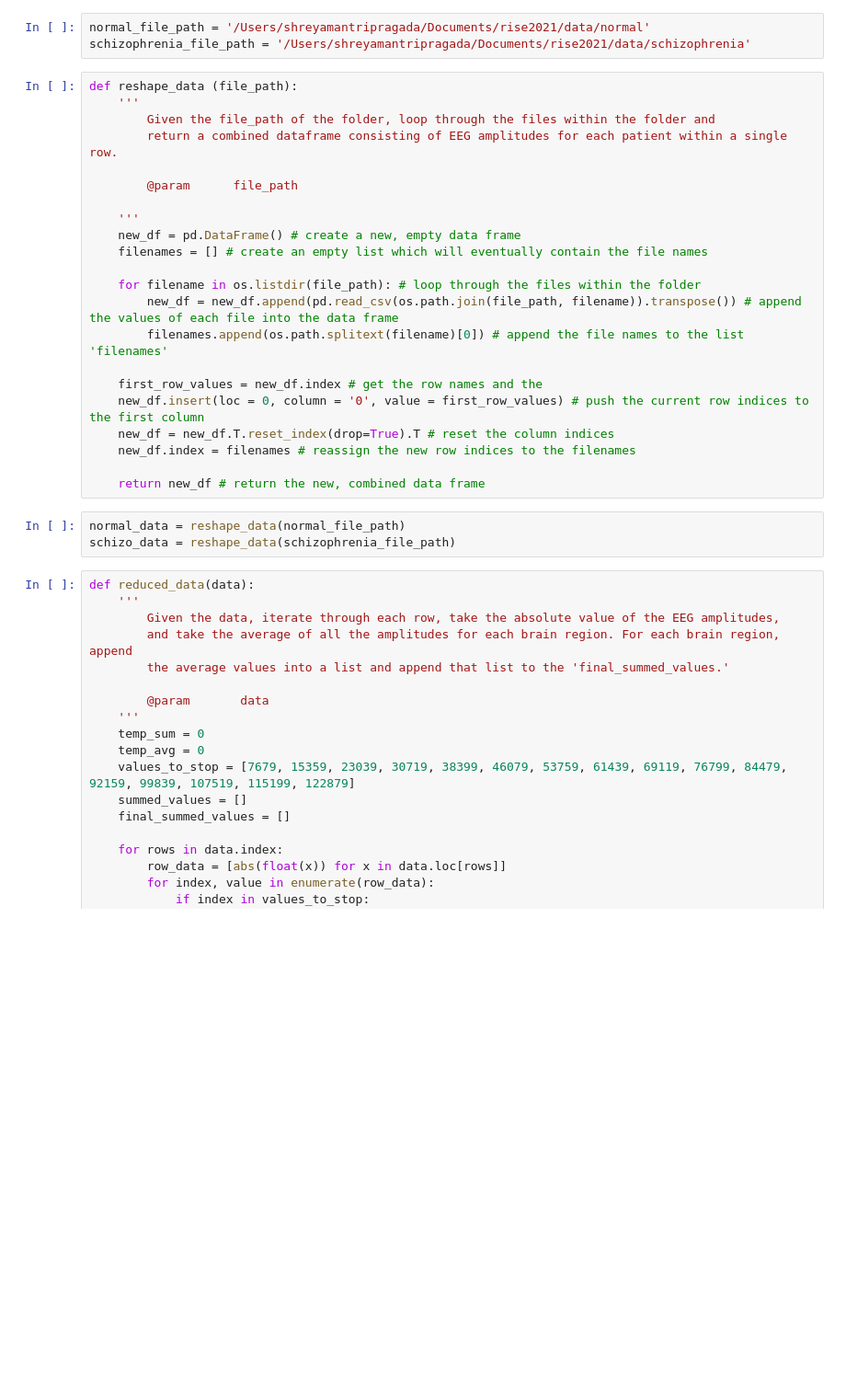
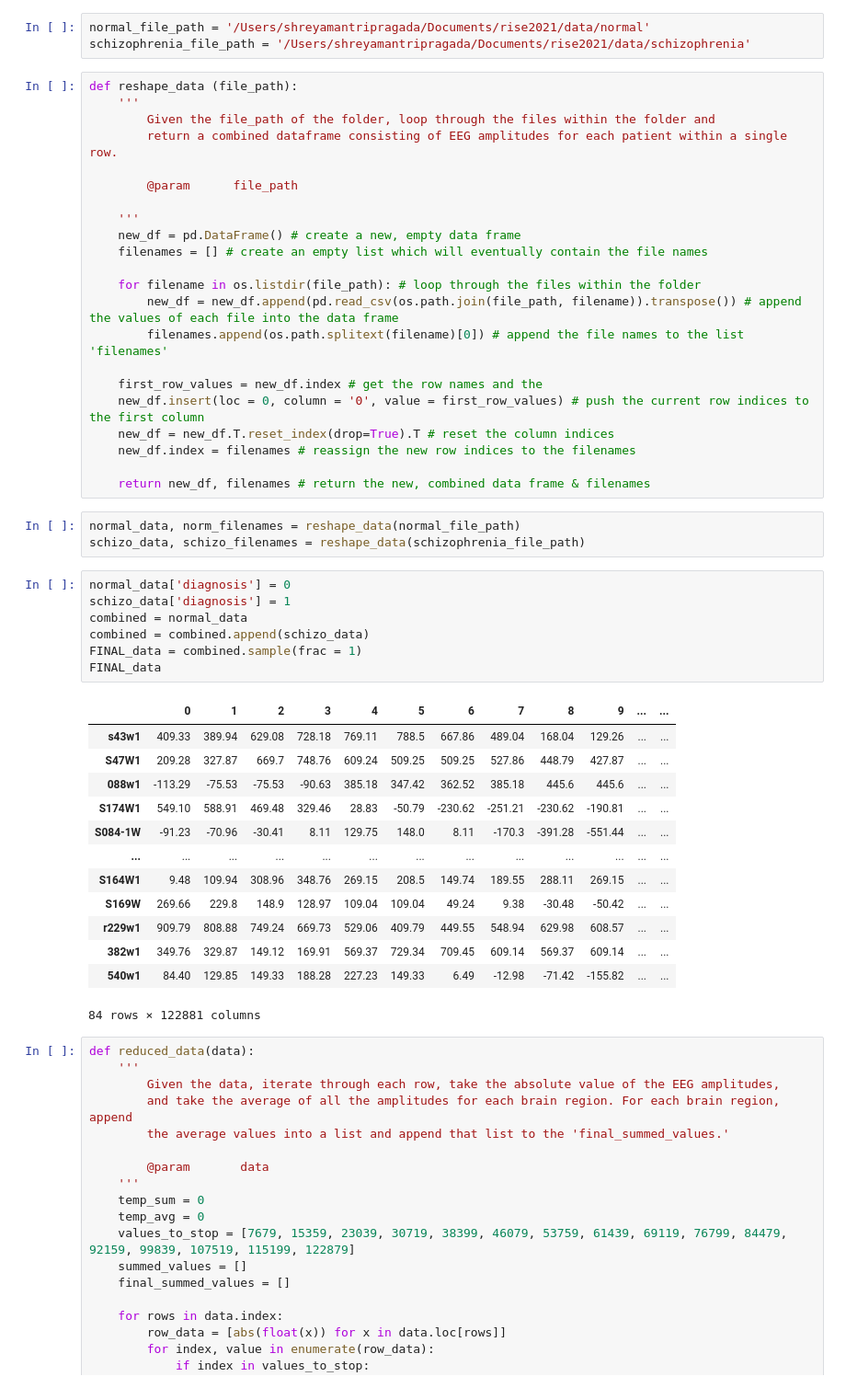
Before and after one commit to shreyamantri/rise2021, a Jupyter notebook: schizophrenia_ML.ipynb, the cells around one changed output. Shown at 92% size. Drawn from its saved outputs; the diff is of its cells as text; blank space fills up the shorter version.

```diff
--- a/schizophrenia_ML.ipynb
+++ b/schizophrenia_ML.ipynb
@@ -25,10 +32,31 @@ def reshape_data (file_path):
     new_df = new_df.T.reset_index(drop=True).T # reset the column indices
     new_df.index = filenames # reassign the new row indices to the filenames
 
-    return new_df # return the new, combined data frame
+    return new_df, filenames # return the new, combined data frame & filenames
 # %%
-normal_data = reshape_data(normal_file_path)
-schizo_data = reshape_data(schizophrenia_file_path)
+normal_data, norm_filenames = reshape_data(normal_file_path)
+schizo_data, schizo_filenames = reshape_data(schizophrenia_file_path)
+# %%
+normal_data['diagnosis'] = 0
+schizo_data['diagnosis'] = 1
+combined = normal_data
+combined = combined.append(schizo_data)
+FINAL_data = combined.sample(frac = 1)
+FINAL_data
+# %% [output]
+|  | 0 | 1 | 2 | 3 | 4 | 5 | 6 | 7 | 8 | 9 | ... | ... |
+| s43w1 | 409.33 | 389.94 | 629.08 | 728.18 | 769.11 | 788.5 | 667.86 | 489.04 | 168.04 | 129.26 | ... | ... |
+| S47W1 | 209.28 | 327.87 | 669.7 | 748.76 | 609.24 | 509.25 | 509.25 | 527.86 | 448.79 | 427.87 | ... | ... |
+| 088w1 | -113.29 | -75.53 | -75.53 | -90.63 | 385.18 | 347.42 | 362.52 | 385.18 | 445.6 | 445.6 | ... | ... |
+| S174W1 | 549.10 | 588.91 | 469.48 | 329.46 | 28.83 | -50.79 | -230.62 | -251.21 | -230.62 | -190.81 | ... | ... |
+| S084-1W | -91.23 | -70.96 | -30.41 | 8.11 | 129.75 | 148.0 | 8.11 | -170.3 | -391.28 | -551.44 | ... | ... |
+| ... | ... | ... | ... | ... | ... | ... | ... | ... | ... | ... | ... | ... |
+| S164W1 | 9.48 | 109.94 | 308.96 | 348.76 | 269.15 | 208.5 | 149.74 | 189.55 | 288.11 | 269.15 | ... | ... |
+| S169W | 269.66 | 229.8 | 148.9 | 128.97 | 109.04 | 109.04 | 49.24 | 9.38 | -30.48 | -50.42 | ... | ... |
+| r229w1 | 909.79 | 808.88 | 749.24 | 669.73 | 529.06 | 409.79 | 449.55 | 548.94 | 629.98 | 608.57 | ... | ... |
+| 382w1 | 349.76 | 329.87 | 149.12 | 169.91 | 569.37 | 729.34 | 709.45 | 609.14 | 569.37 | 609.14 | ... | ... |
+| 540w1 | 84.40 | 129.85 | 149.33 | 188.28 | 227.23 | 149.33 | 6.49 | -12.98 | -71.42 | -155.82 | ... | ... |
+84 rows × 122881 columns
 # %%
 def reduced_data(data):
     '''
```
Also changed, not shown: parts of 12 cells of this notebook.
